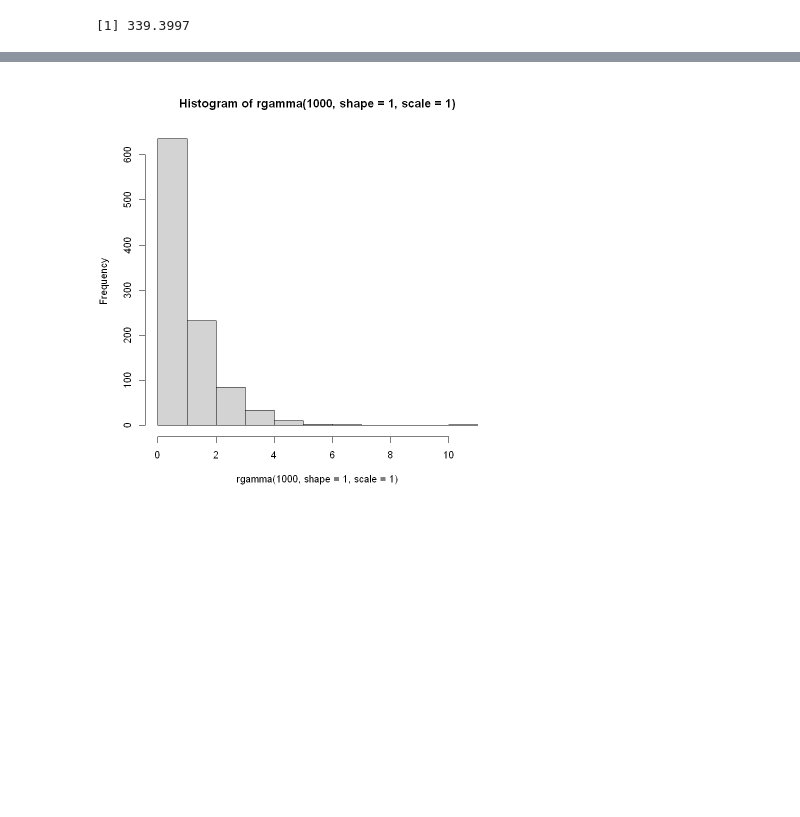
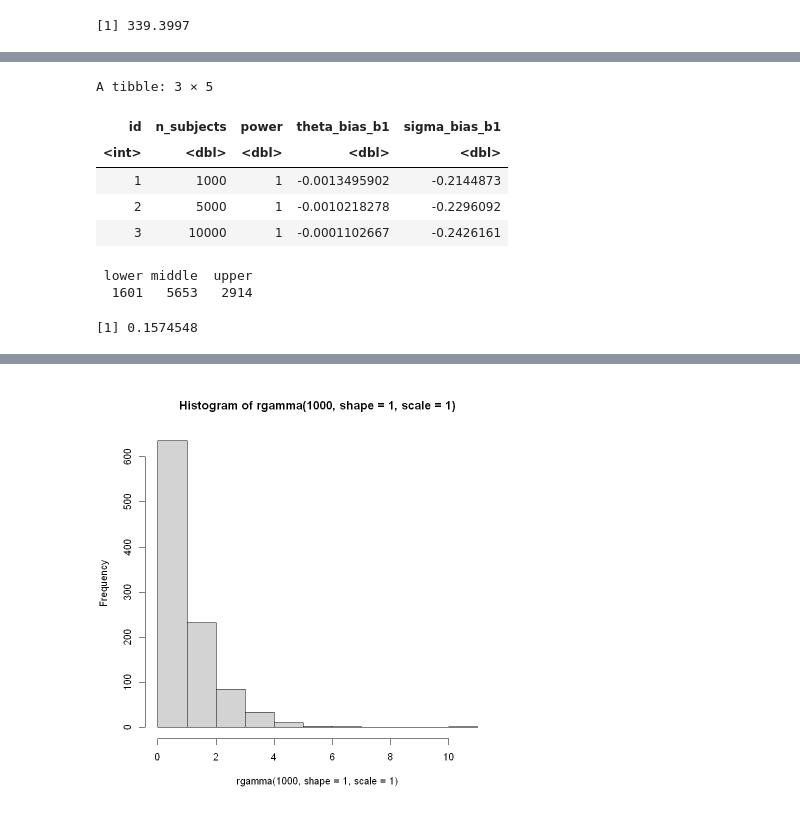
Before and after one commit to alapadat/DPSN_FinalProject_Repository, a Jupyter notebook: mc_sim_test.ipynb, the cells around one changed output, grey strips where cells are left out. Saved outputs shown, nothing was run; the diff lists cells and outputs as text; code cells hidden in the pictures; blank space fills up the shorter version.

```diff
--- a/mc_sim_test.ipynb
+++ b/mc_sim_test.ipynb
@@ -523,12 +525,14 @@ run_analysis  <- function(data) {
     ha  <- glm(data$y~ data$income_class, family = Gamma("identity") )
     smry_ha  <- summary(ha)
 
+    est_base  <-  smry_ha$coefficients[, 1, drop = FALSE][1]
     est_m  <- smry_ha$coefficients[, 1, drop = FALSE][2]
 
     se_m  <- smry_ha$coefficients[, 2, drop = FALSE][2]
     se_u  <- smry_ha$coefficients[, 2, drop = FALSE][3]
 
     m_aic  <- AIC(h0, ha)$AIC
+    print(m_aic)
     statistic  <- diff(m_aic)
     #paste(m_aic)
 
@@ -641,0 +647,44 @@ sample(c("lower", "middle", "upper"), size=1000, replace = T, prob=c(linc_prop,m
+# %%
+# varied MC sim
+
+dat <- expand.grid(n_subjects = c(1000, 5000, 10000))
+dat$id <- 1:nrow(dat)
+
+# then use tidyverse functions to run the analysis for each sample size (takes ~30-60 minutes)
+results <- dat  %>%
+    nest(parameters :=  c(n_subjects)) %>%
+    # nest(-id, .key = 'parameters')  %>%
+#     mutate(power = map(parameters, ~ repeat_analysis(1000, 0.05, .$n_subjects, .$n_trials, 700, 50, 100,50,200)$power),
+#     theta_bias = map(parameters, ~ repeat_analysis(1000, 0.05, .$n_subjects, .$n_trials, 700, 50, 100,50,200)$theta_b1),
+#     sigma_bias = map(parameters, ~ repeat_analysis(1000, 0.05, .$n_subjects, .$n_trials, 700, 50, 100,50,200)$sigma_b1))  %>%
+#     unnest(c(parameters, power, theta_bias, sigma_bias))
+
+# repeat_analysis(5, .05, 1000, beta_0, beta_1, beta_2, wage_disp, rate_calc, linc_prop, minc_prop, uinc_prop)
+
+
+    mutate(power = map(parameters, ~ repeat_analysis(1000, 0.05, .$n_subjects, beta_0, beta_1, beta_2, wage_disp, rate_calc, linc_prop, minc_prop, uinc_prop)
+$power),
+    theta_bias_b1 = map(parameters, ~ repeat_analysis(1000, 0.05, .$n_subjects, beta_0, beta_1, beta_2, wage_disp, rate_calc, linc_prop, minc_prop, uinc_prop)
+$theta_b1),
+    sigma_bias_b1 = map(parameters, ~ repeat_analysis(1000, 0.05, .$n_subjects, beta_0, beta_1, beta_2, wage_disp, rate_calc, linc_prop, minc_prop, uinc_prop)
+$sigma_b1)) %>%
+    unnest(c(parameters, power, theta_bias_b1, sigma_bias_b1))
+# %%
+results
+# %% [output]
+A tibble: 3 × 5
+| id | n_subjects | power | theta_bias_b1 | sigma_bias_b1 |
+| <int> | <dbl> | <dbl> | <dbl> | <dbl> |
+| 1 | 1000 | 1 | -0.0013495902 | -0.2144873 |
+| 2 | 5000 | 1 | -0.0010218278 | -0.2296092 |
+| 3 | 10000 | 1 | -0.0001102667 | -0.2426161 |
+# %%
+summary(hhpp_wages$income_class)
+
+linc_prop  <- smry.l.inc$n_people/smry.wage$n_people
+minc_prop  <- smry.m.inc$n_people/smry.wage$n_people
+uinc_prop  <- smry.u.inc$n_people/smry.wage$n_people
+# %% [output]
+ lower middle  upper
+  1601   5653   2914
+[1] 0.1574548
```
Also changed, not shown: parts of 24 cells of this notebook, 3 other files.
